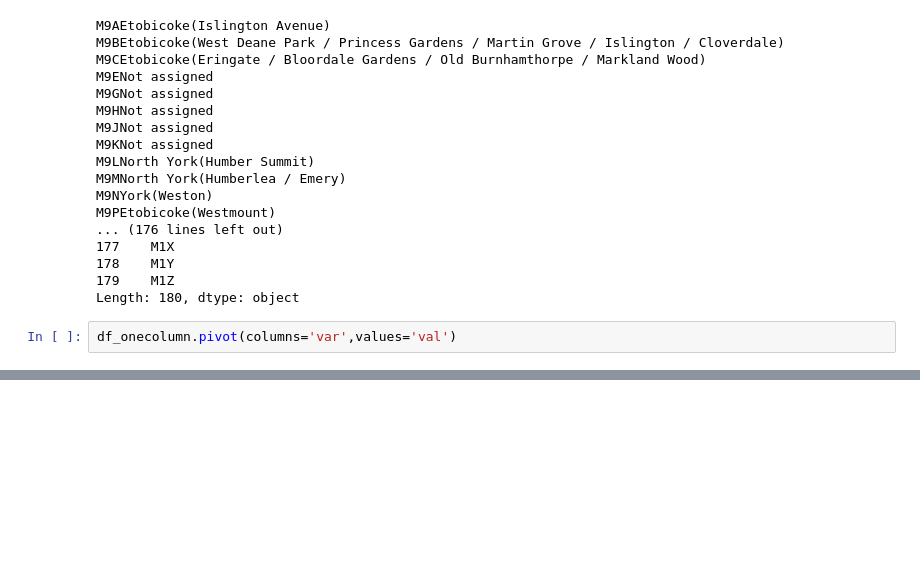
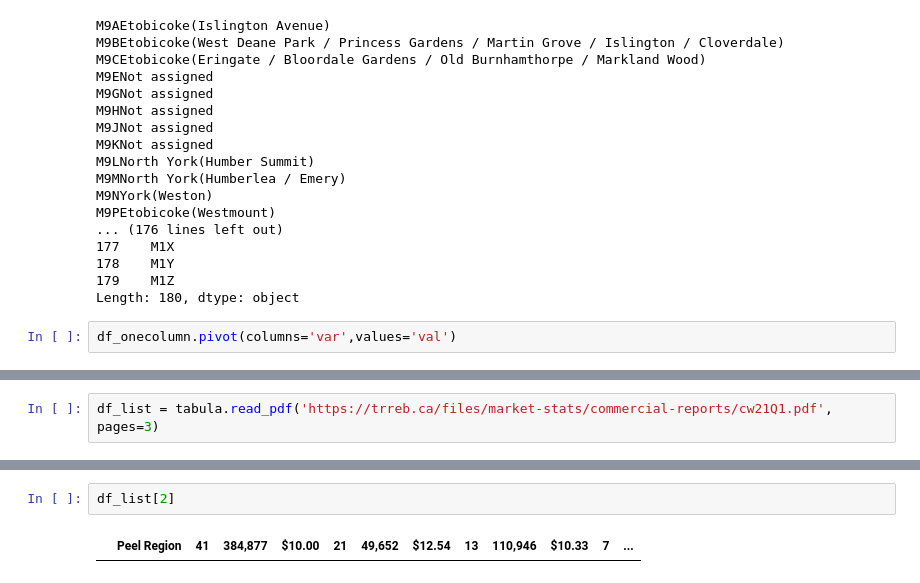
Before and after one commit to kamilkafara-total/Coursera_Capstone, a Jupyter notebook: rozne_pomysly.ipynb, the cells around one changed output, grey strips where cells are left out. Cells and saved outputs as stored; diff of their text form; blank space fills up the shorter version.

```diff
--- a/rozne_pomysly.ipynb
+++ b/rozne_pomysly.ipynb
@@ -534,0 +537,2 @@ df_onecolumn.pivot(columns='var',values='val')
+# %%
+df_list = tabula.read_pdf('https://trreb.ca/files/market-stats/commercial-reports/cw21Q1.pdf', pages=3)
@@ -534,0 +548,4 @@ df_onecolumn.pivot(columns='var',values='val')
+# %%
+df_list[2]
+# %% [output]
+|  | Peel Region | 41 | 384,877 | $10.00 | 21 | 49,652 | $12.54 | 13 | 110,946 | $10.33 | 7 | ... |
```
Also changed, not shown: parts of 2 cells of this notebook, 2 other files.
